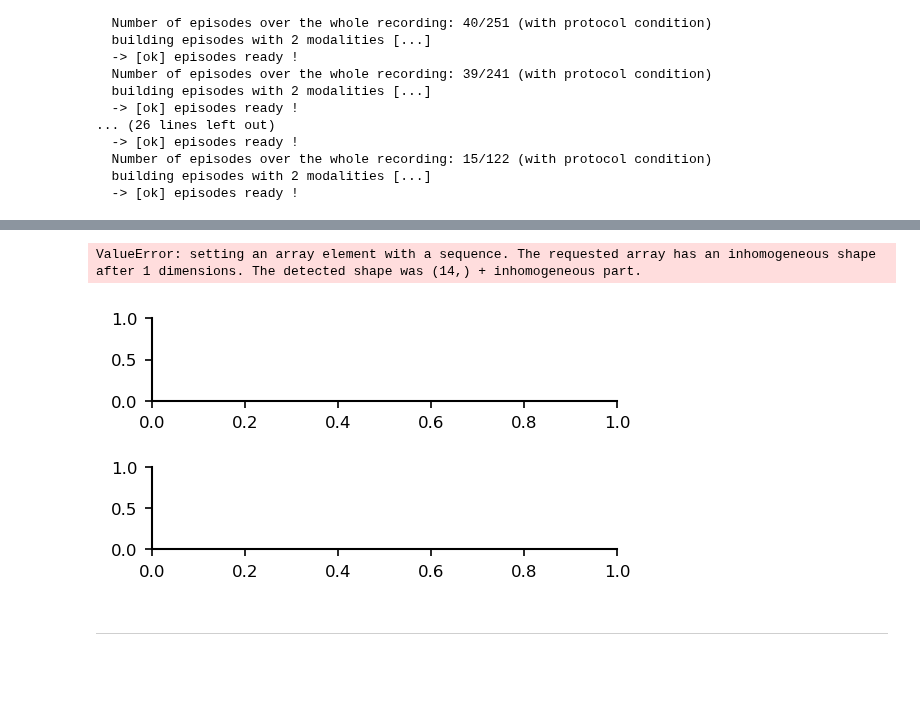
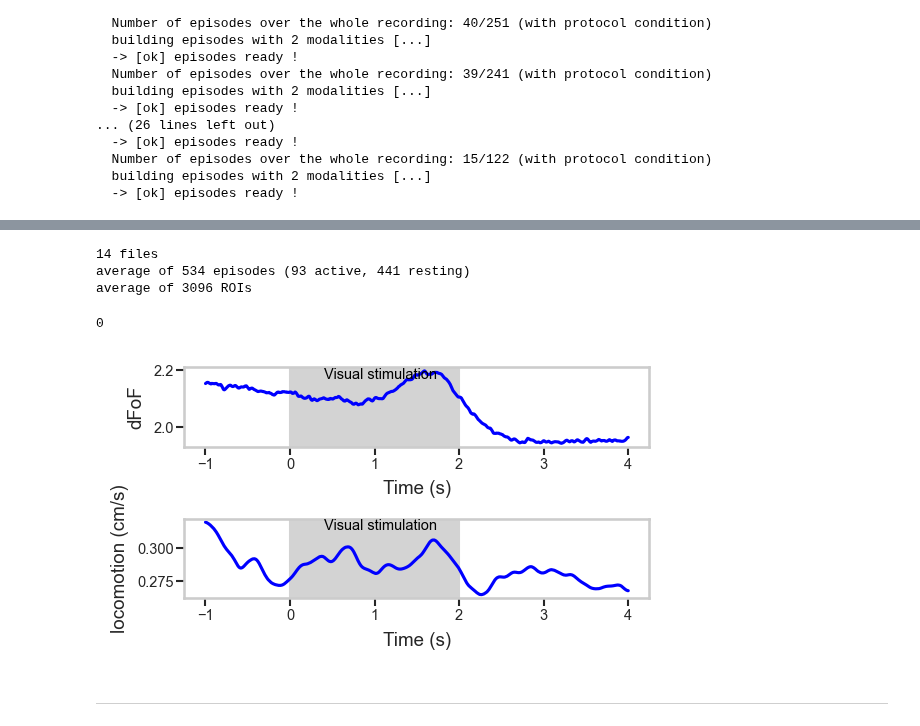
Before and after one commit to LauraGonzalez2000/physion, a Jupyter notebook: notebooks/personalized/Behavioral_modulation_of_visually_evoked_activity.ipynb, the cells around one changed output, grey strips where cells are left out. Saved outputs shown, nothing was run; the diff lists cells and outputs as text; code cells hidden in the pictures; blank space fills up the shorter version.

```diff
--- a/notebooks/personalized/Behavioral_modulation_of_visually_evoked_activity.ipynb
+++ b/notebooks/personalized/Behavioral_modulation_of_visually_evoked_activity.ipynb
@@ -763,0 +709,15 @@ average of 351 ROIs
+# %%
+rows = 3
+cols = 5
+fig, AX = pt.plt.subplots(rows, cols, figsize=(12,7))
+pt.plt.subplots_adjust(wspace=0.4, hspace=0.8)
+
+for f, filename in enumerate(SESSIONS['files']):
+    data = Data(filename, verbose=False)
+    plot_behavior_in_episodes(data, ax=AX[int(f/5)][f%5], metric='locomotion', mylabel=False)
+    AX[int(f/5)][f%5].set_title(str(f+1)+') '+data.filename.replace('.nwb',''), fontsize=8)
+
+for i in range(rows*cols-len(SESSIONS['files'])):
+    AX[-1][i*(-1) - 1].axis('off')
+
+fig.savefig("C:/Users/laura.gonzalez/Output_expe/In_Vivo/NDNF/Behavior/all_behavior_locomotion_pupil1.png", dpi=300, bbox_inches='tight')
@@ -763,0 +726,15 @@ average of 351 ROIs
+# %%
+rows = 3
+cols = 5
+fig, AX = pt.plt.subplots(rows, cols, figsize=(12,7))
+pt.plt.subplots_adjust(wspace=0.4, hspace=0.8)
+
+for f, filename in enumerate(SESSIONS['files']):
+    data = Data(filename, verbose=False)
+    plot_behavior_in_episodes(data, ax=AX[int(f/5)][f%5], metric='pupil', mylabel=False)
+    AX[int(f/5)][f%5].set_title(str(f+1)+') '+data.filename.replace('.nwb',''), fontsize=8)
+
+for i in range(rows*cols-len(SESSIONS['files'])):
+    AX[-1][i*(-1) - 1].axis('off')
+
+fig.savefig("C:/Users/laura.gonzalez/Output_expe/In_Vivo/NDNF/Behavior/all_behavior_locomotion_pupil2.png", dpi=300, bbox_inches='tight')
@@ -766,6 +745,7 @@ average of 351 ROIs
 # %%
 all_ep = []
 all_HMcond = []
+df = pd.DataFrame()
 
 for dataIndex in range(len(SESSIONS['files'])):
     data = Data(SESSIONS['files'][dataIndex], verbose=False)
@@ -781,6 +761,14 @@ for dataIndex in range(len(SESSIONS['files'])):
                                     running_speed_threshold = 0.1,
                                     metric = 'locomotion')
     all_HMcond.append(HMcond)
+
+    new_row = pd.DataFrame({
+    'File ID': [dataIndex],
+    'number of ROIs': [ep.dFoF.shape[1]],
+    'number of episodes': [ep.dFoF.shape[0]],
+    'number of active episodes': [np.sum(HMcond)],
+    'proportion of active episodes (%)': [(np.sum(HMcond)/ep.dFoF.shape[0])*100]})
+    df = pd.concat([df, new_row], ignore_index=True)
 # %% [output]
   Number of episodes over the whole recording: 40/251 (with protocol condition)
   building episodes with 2 modalities [...]
@@ -802,14 +810,15 @@ for dataIndex in range(len(SESSIONS['files'])):
 # %%
 plot_dFoF_locomotion_all(all_ep,
                          all_HMcond,
-                         roi_n=None,
-                         episode_n = None,
                          general=True,
-                         active=True,
-                         resting=True)
+                         active=False,
+                         resting=False)
 # %% [output]
-ValueError: setting an array element with a sequence. The requested array has an inhomogeneous shape after 1 dimensions. The detected shape was (14,) + inhomogeneous part.
+14 files
+average of 534 episodes (93 active, 441 resting)
+average of 3096 ROIs
+0
-[figure, old version]
+[figure, new version]
 # %% [markdown]
 ---------------------
 # %% [markdown]
```
Also changed, not shown: parts of 38 cells of this notebook, 3 other files.
